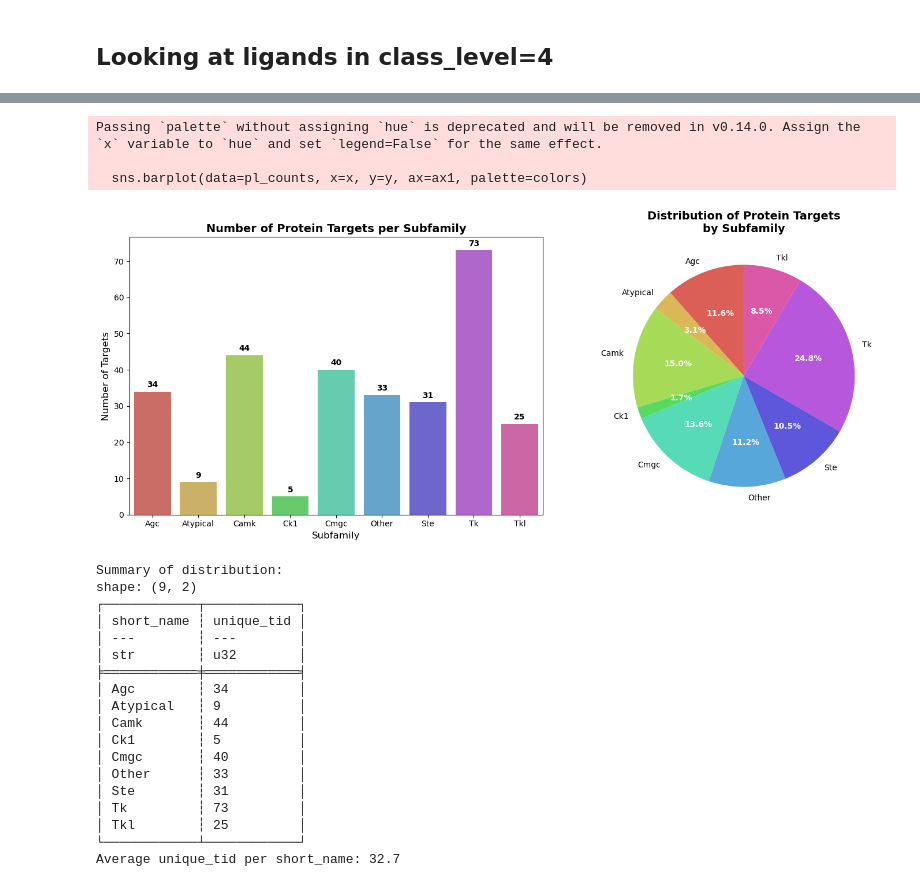
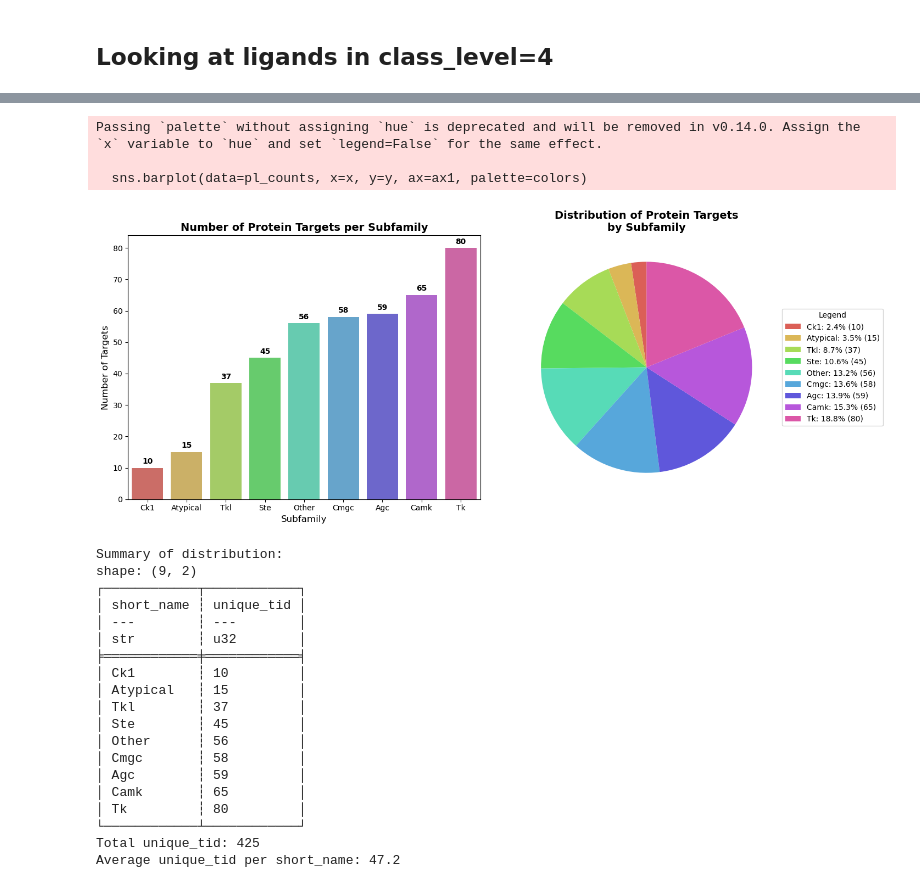
Before and after one commit to Jack-42/ligandActivityAnalysis, a Jupyter notebook: notebooks/exploratory_analysis.ipynb, the cells around one changed output, grey strips where cells are left out. Cells and saved outputs as stored; diff of their text form; code cells hidden in the pictures.

```diff
--- a/notebooks/exploratory_analysis.ipynb
+++ b/notebooks/exploratory_analysis.ipynb
@@ -231,6 +231,9 @@ shape: (14_506, 8)
 def pie_bar_plot(pl_counts, x: str, y: str, bar_title: str, pie_title: str, xlabel: str, ylabel: str):
     # Set up the plotting style
     plt.style.use('default')
+
+    # sort by y to match histogram
+    pl_counts = pl_counts.sort(by=y)
 
     # Option 1: Side-by-side plots
     fig, (ax1, ax2) = plt.subplots(1, 2, figsize=(15, 6))
@@ -249,19 +252,22 @@ def pie_bar_plot(pl_counts, x: str, y: str, bar_title: str, pie_title: str, xlab
                 str(v), ha='center', va='bottom', fontweight='bold')
 
     # Pie chart
-    wedges, texts, autotexts = ax2.pie(pl_counts[y],
-                                    labels=pl_counts[x],
-                                    autopct='%1.1f%%',
+    wedges, texts = ax2.pie(pl_counts[y],
+                                    labels=None,
                                     colors=colors,
                                     startangle=90)
 
     ax2.set_title(pie_title, fontsize=14, fontweight='bold')
 
     # Enhance pie chart text
-    for autotext in autotexts:
-        autotext.set_color('white')
-        autotext.set_fontweight('bold')
-        autotext.set_fontsize(10)
+    total_y = pl_counts[y].sum()
+    legend_labels = []
+    for cluster, count in pl_counts.iter_rows():
+        percentage = (count / total_y) * 100
+        legend_labels.append(f'{cluster}: {percentage:.1f}% ({count})')
+
+    ax2.legend(wedges, legend_labels, title="Legend",
+            loc="center left", bbox_to_anchor=(1, 0, 0.5, 1))
 
     plt.tight_layout()
     plt.show()
@@ -269,6 +275,7 @@ def pie_bar_plot(pl_counts, x: str, y: str, bar_title: str, pie_title: str, xlab
     # Print summary statistics
     print("Summary of distribution:")
     print(pl_counts)
+    print(f"Total {y}: {total_y}")
     print(f"Average {y} per {x}: {pl_counts[y].mean():.1f}")
 # %%
 bar_title = 'Number of Unique Ligands per Subfamily'
@@ -308,4 +317,7 @@ shape: (9, 2)
 Average unique_ligands per short_name: 1151.1
 # %%
-target_df = pl.read_csv("/home/jack/unm_gra/data/LAA/Homosapiens-SINGLEPROTEIN-1100/targets/target_info.tsv", separator="\t")
-target_df = target_df.join(family_info_df, on="protein_class_id")
+class_level = 4
+target_cluster_df = pl.read_csv(f"/home/jack/unm_gra/data/LAA/Homosapiens-SINGLEPROTEIN-1100/family_clusters/target2cluster-class_level={class_level}.tsv", separator="\t")
+# %%
+target_cluster_df = target_cluster_df.join(family_info_df, on="protein_class_id", how="inner")
+target_cluster_df["class_level"].value_counts()
@@ -312,22 +329,21 @@ target_df = target_df.join(family_info_df, on="protein_class_id")
 # %%
-# TODO: need to fix this - only includes targets w/ at least one active ligand
 bar_title = "Number of Protein Targets per Subfamily"
 pie_title = "Distribution of Protein Targets\nby Subfamily"
 x = "short_name"
 y = "unique_tid"
 xlabel = "Subfamily"
 ylabel = "Number of Targets"
-# Calculate unique ligands per family cluster
-target_counts = (cluster_df
+target_counts = (target_cluster_df
                 .group_by(x)
                 .agg(pl.col('tid').n_unique().alias('unique_tid'))
                 .sort(x))
+# note that the sum may be larger than total N of targets bc some targets have multiple classifications
 pie_bar_plot(target_counts, x, y, bar_title, pie_title, xlabel, ylabel)
 # %% [output]
 Passing `palette` without assigning `hue` is deprecated and will be removed in v0.14.0. Assign the `x` variable to `hue` and set `legend=False` for the same effect.
 
   sns.barplot(data=pl_counts, x=x, y=y, ax=ax1, palette=colors)
-[figure, old version]
+[figure, new version]
 Summary of distribution:
 shape: (9, 2)
 ┌────────────┬────────────┐
@@ -335,14 +351,15 @@ shape: (9, 2)
 │ ---        ┆ ---        │
 │ str        ┆ u32        │
 ╞════════════╪════════════╡
-│ Agc        ┆ 34         │
-│ Atypical   ┆ 9          │
-│ Camk       ┆ 44         │
-│ Ck1        ┆ 5          │
-│ Cmgc       ┆ 40         │
-│ Other      ┆ 33         │
-│ Ste        ┆ 31         │
-│ Tk         ┆ 73         │
-│ Tkl        ┆ 25         │
+│ Ck1        ┆ 10         │
+│ Atypical   ┆ 15         │
+│ Tkl        ┆ 37         │
+│ Ste        ┆ 45         │
+│ Other      ┆ 56         │
+│ Cmgc       ┆ 58         │
+│ Agc        ┆ 59         │
+│ Camk       ┆ 65         │
+│ Tk         ┆ 80         │
 └────────────┴────────────┘
-Average unique_tid per short_name: 32.7
+Total unique_tid: 425
+Average unique_tid per short_name: 47.2
```
Also changed, not shown: parts of 10 cells of this notebook.
